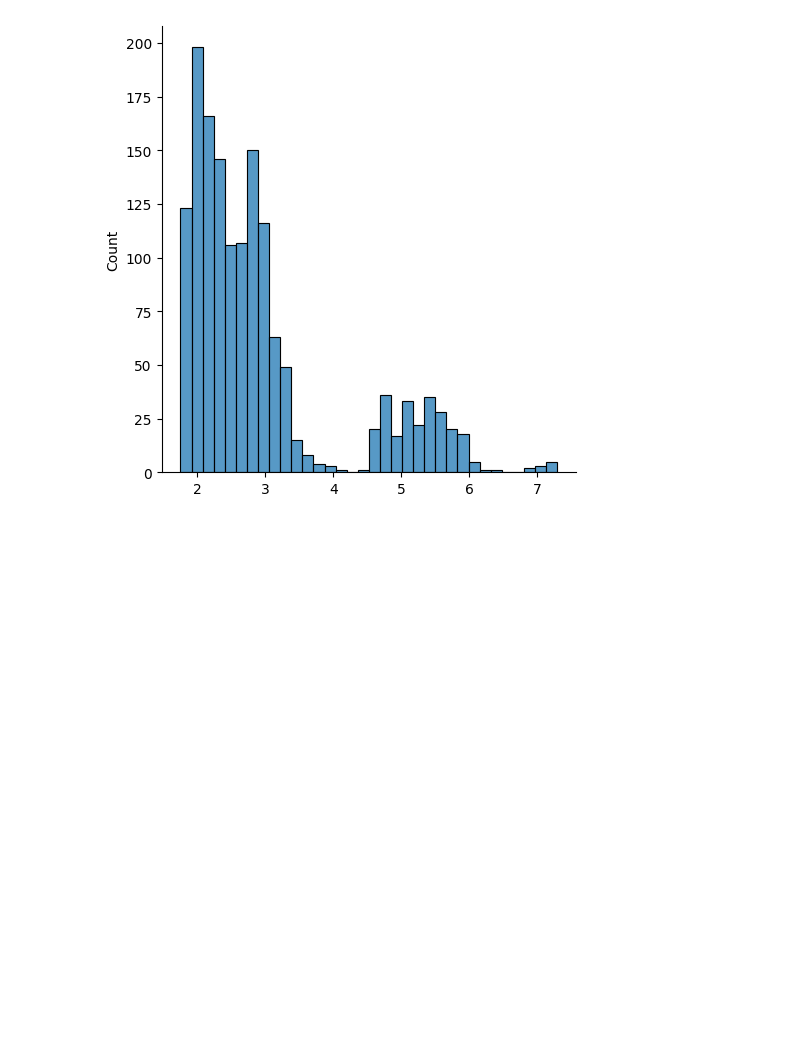
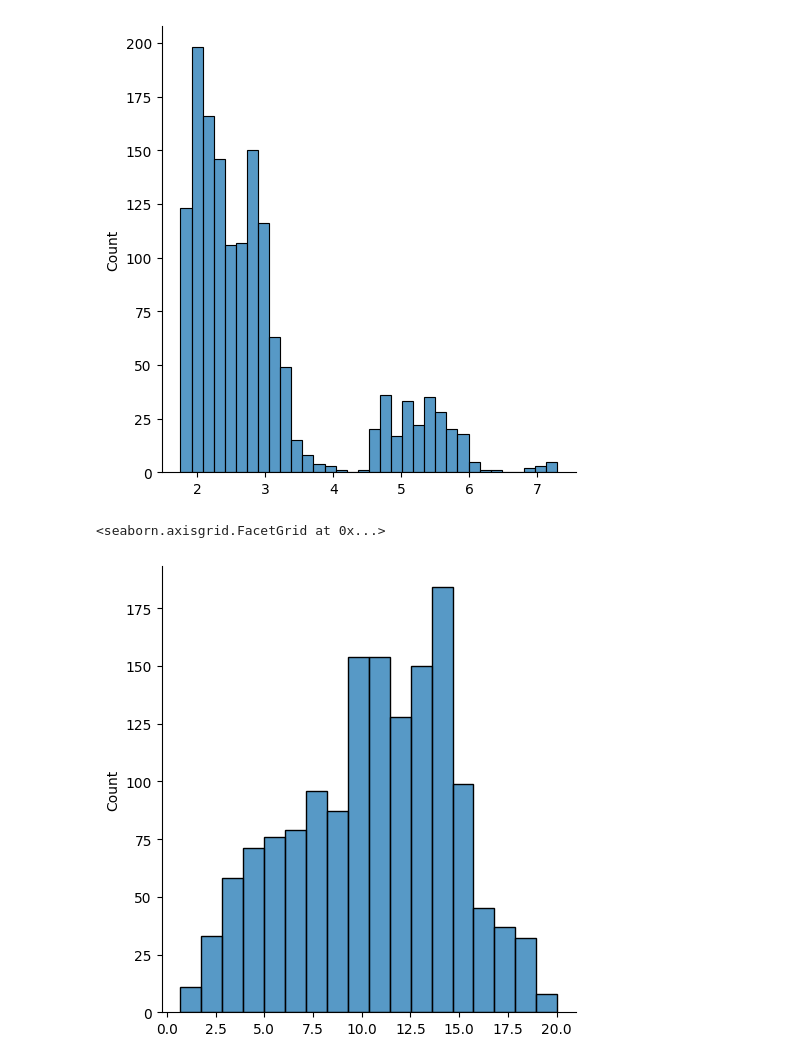
Before and after one commit to mlpotter/SAWAR, a Jupyter notebook: main_vanilla.ipynb, the cells around one changed output. Drawn from its saved outputs; the diff is of its cells as text; code cells hidden in the pictures; blank space fills up the shorter version.

```diff
--- a/main_vanilla.ipynb
+++ b/main_vanilla.ipynb
@@ -232,0 +234,5 @@ colors = list(plt.cm.tab10(np.arange(10))) + ["crimson", "indigo"]
+# %%
+sns.displot(torch.linalg.norm(St_lb - St_given_x,axis=1))
+# %% [output]
+<seaborn.axisgrid.FacetGrid at 0x...>
+[figure, added]
```
Also changed, not shown: parts of 10 cells of this notebook.
